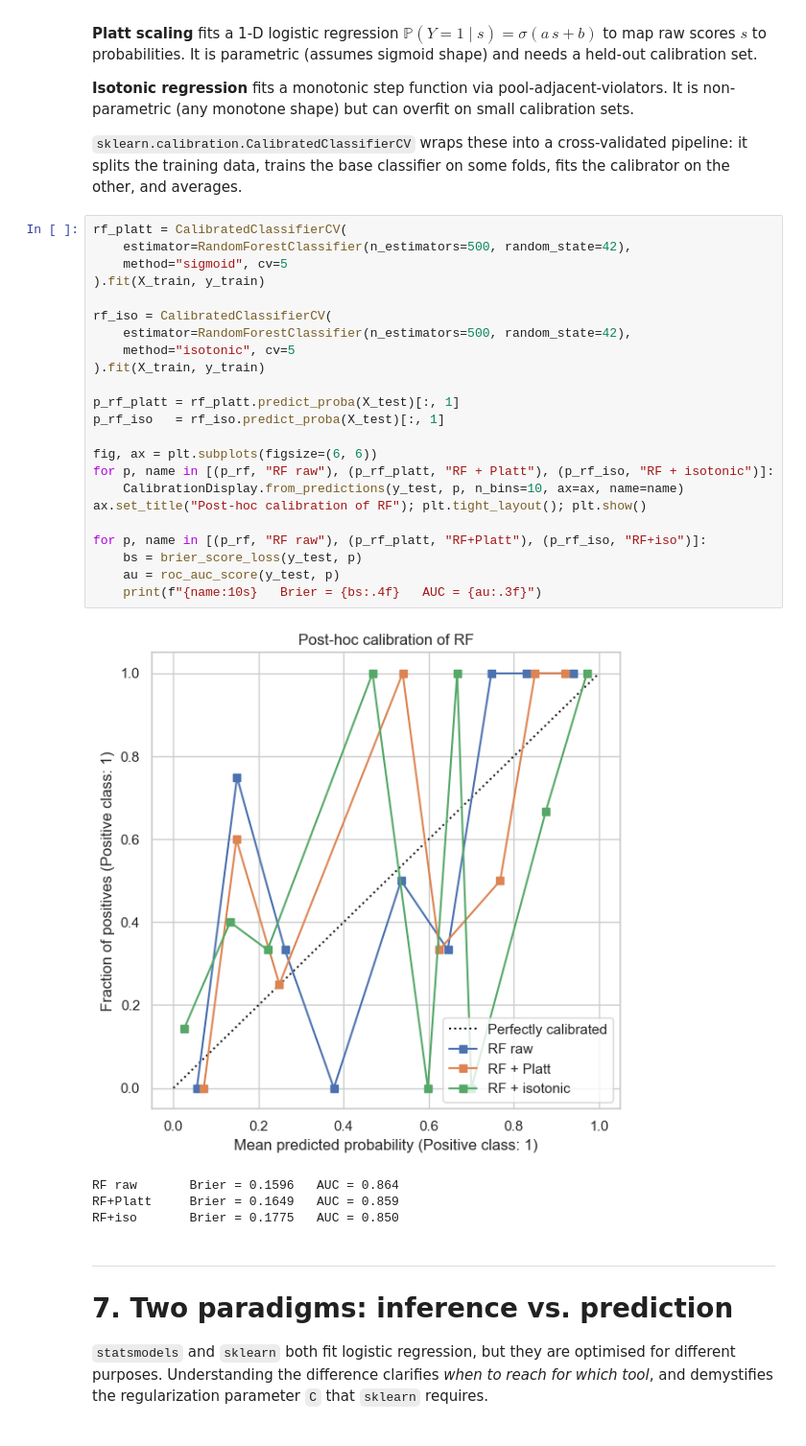
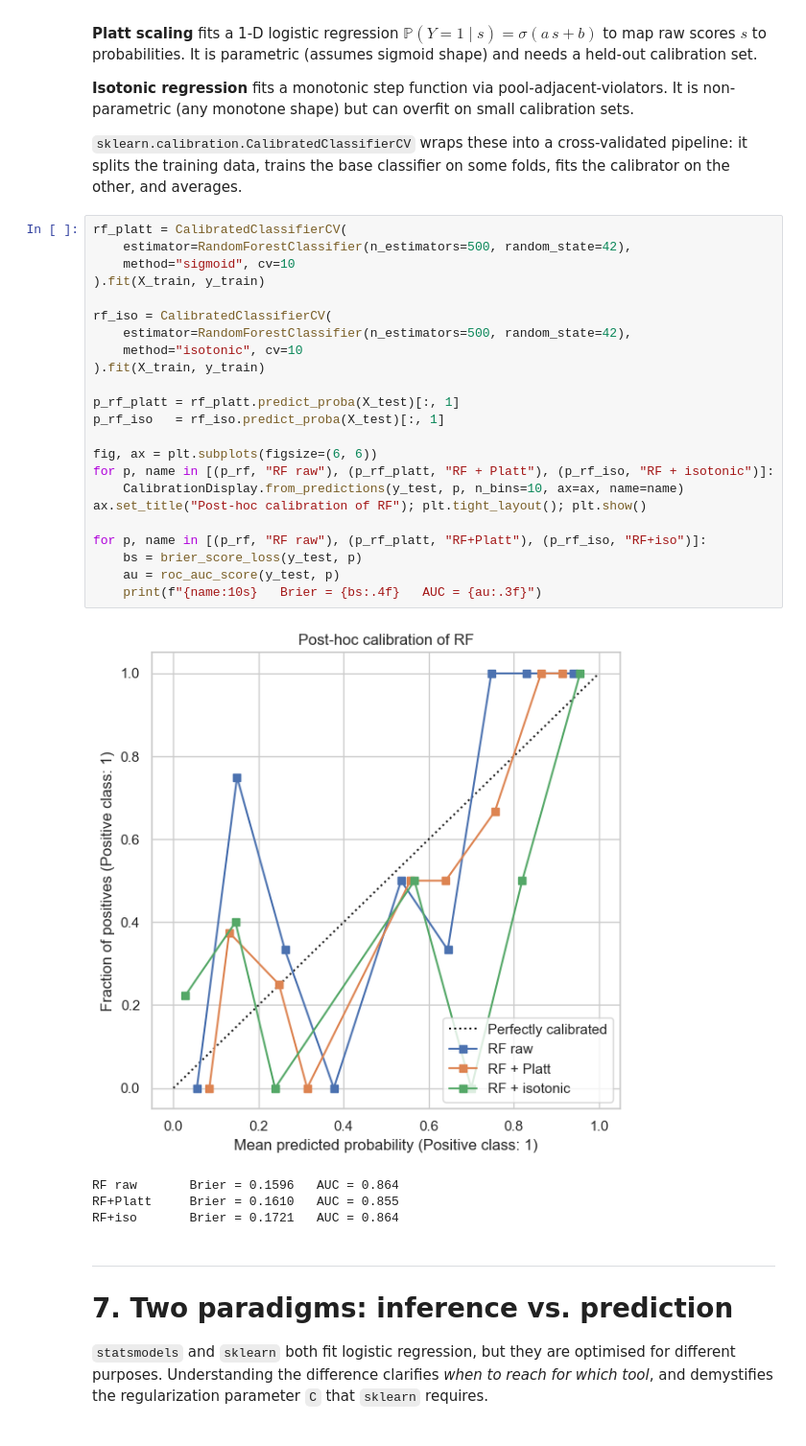
Before and after one commit to francji1/01ZLMA, a Jupyter notebook: code/01ZLMA_ex08_Binary_Data_Prediction.ipynb, the cells around one changed output. Shown at 96% size. Saved outputs shown, nothing was run; the diff lists cells and outputs as text.

```diff
--- a/code/01ZLMA_ex08_Binary_Data_Prediction.ipynb
+++ b/code/01ZLMA_ex08_Binary_Data_Prediction.ipynb
@@ -954,31 +954,31 @@ AUC   (RF raw)     : 0.864
 # %%
 rf_platt = CalibratedClassifierCV(
     estimator=RandomForestClassifier(n_estimators=500, random_state=42),
-    method="sigmoid", cv=5
+    method="sigmoid", cv=10
 ).fit(X_train, y_train)
 
 rf_iso = CalibratedClassifierCV(
     estimator=RandomForestClassifier(n_estimators=500, random_state=42),
-    method="isotonic", cv=5
+    method="isotonic", cv=10
 ).fit(X_train, y_train)
 
 p_rf_platt = rf_platt.predict_proba(X_test)[:, 1]
 p_rf_iso   = rf_iso.predict_proba(X_test)[:, 1]
 
 fig, ax = plt.subplots(figsize=(6, 6))
 for p, name in [(p_rf, "RF raw"), (p_rf_platt, "RF + Platt"), (p_rf_iso, "RF + isotonic")]:
     CalibrationDisplay.from_predictions(y_test, p, n_bins=10, ax=ax, name=name)
 ax.set_title("Post-hoc calibration of RF"); plt.tight_layout(); plt.show()
 
 for p, name in [(p_rf, "RF raw"), (p_rf_platt, "RF+Platt"), (p_rf_iso, "RF+iso")]:
     bs = brier_score_loss(y_test, p)
     au = roc_auc_score(y_test, p)
     print(f"{name:10s}   Brier = {bs:.4f}   AUC = {au:.3f}")
 # %% [output]
-[figure, old version]
+[figure, new version]
 RF raw       Brier = 0.1596   AUC = 0.864
-RF+Platt     Brier = 0.1649   AUC = 0.859
-RF+iso       Brier = 0.1775   AUC = 0.850
+RF+Platt     Brier = 0.1610   AUC = 0.855
+RF+iso       Brier = 0.1721   AUC = 0.864
 # %% [markdown]
 ---
 # 7. Two paradigms: inference vs. prediction <a id="7-paradigms"></a>
```
Also changed, not shown: parts of 2 cells of this notebook.
